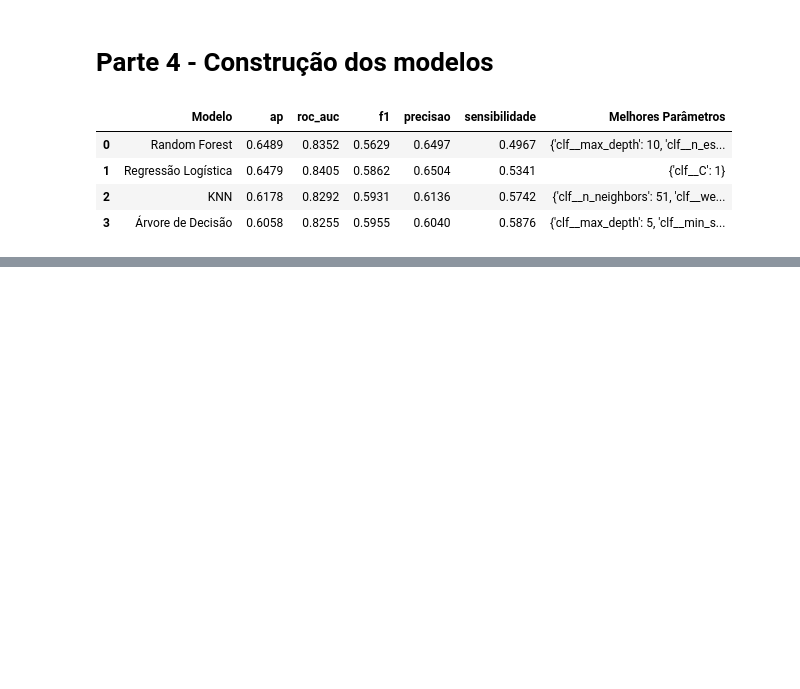
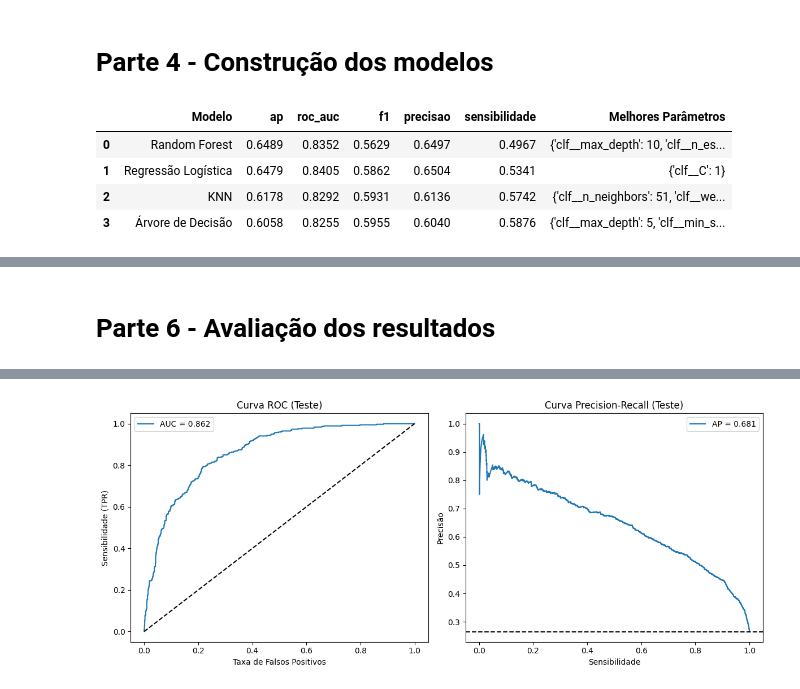
Before and after one commit to VictorTrasancos/Telco-Customer-Churn, a Jupyter notebook: Telco_Customer.ipynb, the cells around one changed output, grey strips where cells are left out. Cells and saved outputs as stored; diff of their text form; code cells hidden in the pictures; blank space fills up the shorter version.

Commit message:
Adição da parte 6 - Avaliação dos resultados

```diff
--- a/Telco_Customer.ipynb
+++ b/Telco_Customer.ipynb
@@ -364,0 +423,73 @@ display(df_resultados.round(4))
+# %% [markdown]
+# Parte 6 - Avaliação dos resultados
+# %%
+from sklearn.metrics import classification_report, confusion_matrix, ConfusionMatrixDisplay
+from sklearn.metrics import precision_recall_curve, roc_curve, roc_auc_score, average_precision_score
+from sklearn.model_selection import cross_val_predict
+
+# O melhor modelo do bloco 4 foi o Regressão Linear
+melhor_grid_search = resultados_cv['Regressão Logística']
+melhor_modelo = melhor_grid_search.best_estimator_
+
+# Avaliando no modelo de teste
+y_pred = melhor_modelo.predict(X_test)
+y_proba = melhor_modelo.predict_proba(X_test)[:, 1]
+
+print("Teste de Classificação")
+print(classification_report(y_test, y_pred))
+print(f"ROC-AUC: {roc_auc_score(y_test, y_proba):.4f}")
+print(f"Average Precision (AP): {average_precision_score(y_test, y_proba):.4f}")
+
+# Se a empresa contatar apenas 10% dos clientes, qual proporção dos cancelamentos
+# seria identificada?
+frac = 0.10
+k = int(np.ceil(frac * len(y_test)))
+idx = np.argsort(-y_proba)[:k]
+canc_capturados = y_test.iloc[idx].sum()
+canc_totais = y_test.sum()
+recall_top10 = canc_capturados / canc_totais
+lift = (canc_capturados / k) / y_test.mean()
+
+print("\n10% de risco-")
+print(f"Cancelamentos reais em 10% da base: {recall_top10 * 100:.1f}%")
+print(f"Lift: Contatar este grupo é {lift:.1f} vezes mais efetivo do que ligar aleatoriamente.")
+
+# Cálculo do Limiar Ótimo de Decisão
+oof_proba = cross_val_predict(melhor_modelo, X_train, y_train, cv=cv, method='predict_proba', n_jobs=-1)[:, 1]
+p, r, t = precision_recall_curve(y_train, oof_proba)
+f1_scores = 2 * p * r / (p + r + 1e-12)
+limiar_otimo = t[np.nanargmax(f1_scores[:-1])]
+
+print(f"\nEfeito do limiar de decisão")
+print(f"Limiar padrão: 0.500 | Limiar ótimo (F1) calculado no Treino: {limiar_otimo:.3f}")
+
+# Reavaliando o teste com o novo limiar
+y_pred_otimo = (y_proba >= limiar_otimo).astype(int)
+print("\nMatriz de Confusão com Limiar Padrão (0.50):")
+print(confusion_matrix(y_test, y_pred))
+print(f"\nMatriz de Confusão com Limiar Ótimo ({limiar_otimo:.3f}):")
+print(confusion_matrix(y_test, y_pred_otimo))
+
+# Gráficos
+fig, axes = plt.subplots(1, 2, figsize=(12, 5))
+
+# Curva ROC
+fpr, tpr, _ = roc_curve(y_test, y_proba)
+axes[0].plot(fpr, tpr, label=f'AUC = {roc_auc_score(y_test, y_proba):.3f}')
+axes[0].plot([0, 1], [0, 1], 'k--')
+axes[0].set_title('Curva ROC (Teste)')
+axes[0].set_xlabel('Taxa de Falsos Positivos')
+axes[0].set_ylabel('Sensibilidade (TPR)')
+axes[0].legend()
+
+# Curva Precision-Recall
+axes[1].plot(r, p, label=f'AP = {average_precision_score(y_test, y_proba):.3f}')
+axes[1].axhline(y_test.mean(), color='k', ls='--')
+axes[1].set_title('Curva Precision-Recall (Teste)')
+axes[1].set_xlabel('Sensibilidade')
+axes[1].set_ylabel('Precisão')
+axes[1].legend()
+
+plt.tight_layout()
+plt.show()
+# %% [output]
@@ -364,0 +513 @@ display(df_resultados.round(4))
+[figure, added]
```
Also changed, not shown: parts of 3 cells of this notebook.
